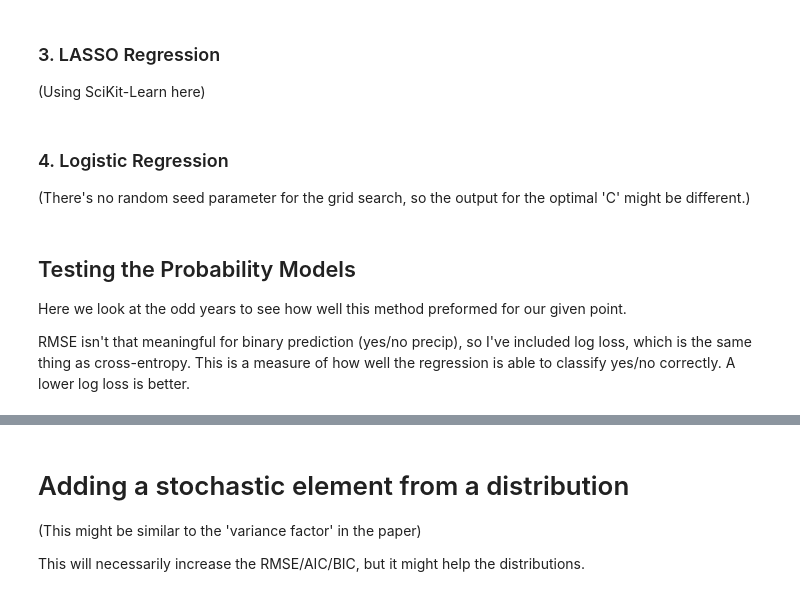
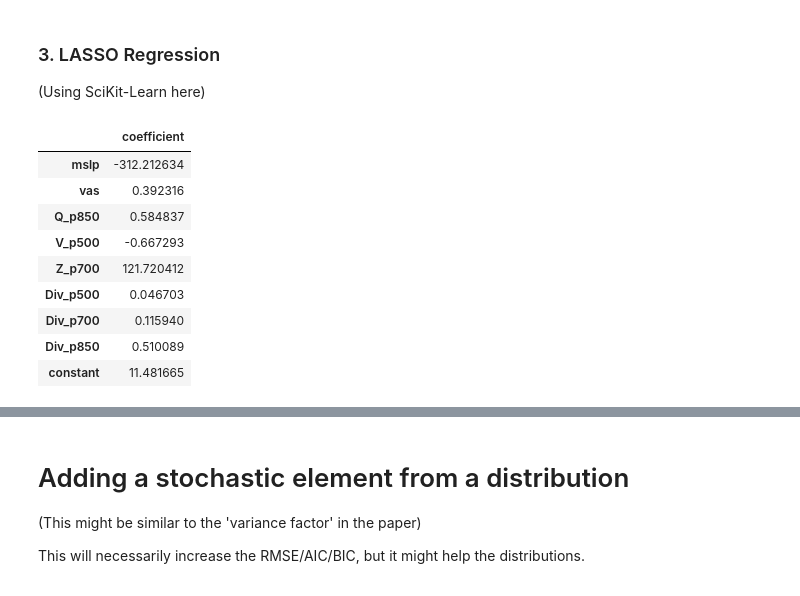
Before and after one commit to kwheelan/Linear_downscaling, a Jupyter notebook: Temp_Downscaling.ipynb, the cells around one changed output, grey strips where cells are left out. Drawn from its saved outputs; the diff is of its cells as text; code cells hidden in the pictures.

```diff
--- a/Temp_Downscaling.ipynb
+++ b/Temp_Downscaling.ipynb
@@ -257,21 +293,31 @@ betas_handselect_linear = fit_linear_model(X_train.drop(preds_to_drop), y).renam
 
 (Using SciKit-Learn here)
 # %%
-#The LASSO regressor object from sklearn
-#It uses BIC to optimize the alpha (L1 regulator)
+#LASSO regressor that uses BIC to optimize the alpha (L1 regulator)
 reg = sklearn.linear_model.LassoLarsIC(criterion = 'bic')
 
-X = np.matrix([X_train[key].values for key in all_preds]).transpose() #make xarray into passable numpy object
-
-reg.fit(X, y)
+#making a numpy array
+keys = [key for key in X_train.keys()]
+X_train_np = np.matrix([X_train[key].values for key in keys]).transpose()
+X_test_np = np.matrix([X_test[key].values for key in keys]).transpose()
+reg.fit(X_train_np, y)
 
 lasso_preds = [all_preds[i] for i in range(len(reg.coef_)) if reg.coef_[i] != 0] + ['constant']
-betas_LASSO = pd.DataFrame(index = lasso_preds, data = [coef for coef in reg.coef_ if coef !=0] + [reg.intercept_], columns = ['coefficient'])
+betas_LASSO = pd.DataFrame(index = lasso_preds,
+                        data = [coef for coef in reg.coef_ if coef !=0] + [reg.intercept_], columns = ['coefficient'])
 
-lasso_dropped = [x for x in all_preds if (not x in lasso_preds)]
+x_test_lasso = np.matrix([X_test[key].values for key in lasso_preds]).transpose()
 
 #uncomment below to print coefficients
-#betas_LASSO
+betas_LASSO
+# %% [output]
+|  | coefficient |
+| mslp | -312.212634 |
+| vas | 0.392316 |
+| Q_p850 | 0.584837 |
+| V_p500 | -0.667293 |
+| Z_p700 | 121.720412 |
+| Div_p500 | 0.046703 |
+| Div_p700 | 0.115940 |
+| Div_p850 | 0.510089 |
+| constant | 11.481665 |
-# %% [markdown]
-### 4. Logistic Regression
-(There's no random seed parameter for the grid search, so the output for the optimal 'C' might be different.)
@@ -301,6 +323,0 @@ betas_logit = pd.DataFrame(index = logit_preds, data = [coef for coef in glm.coe
-# %% [markdown]
-## Testing the Probability Models
-
-Here we look at the odd years to see how well this method preformed for our given point.
-
-RMSE isn't that meaningful for binary prediction (yes/no precip), so I've included log loss, which is the same thing as cross-entropy. This is a measure of how well the regression is able to classify yes/no correctly. A lower log loss is better.
```
Also changed, not shown: parts of 29 cells of this notebook.
